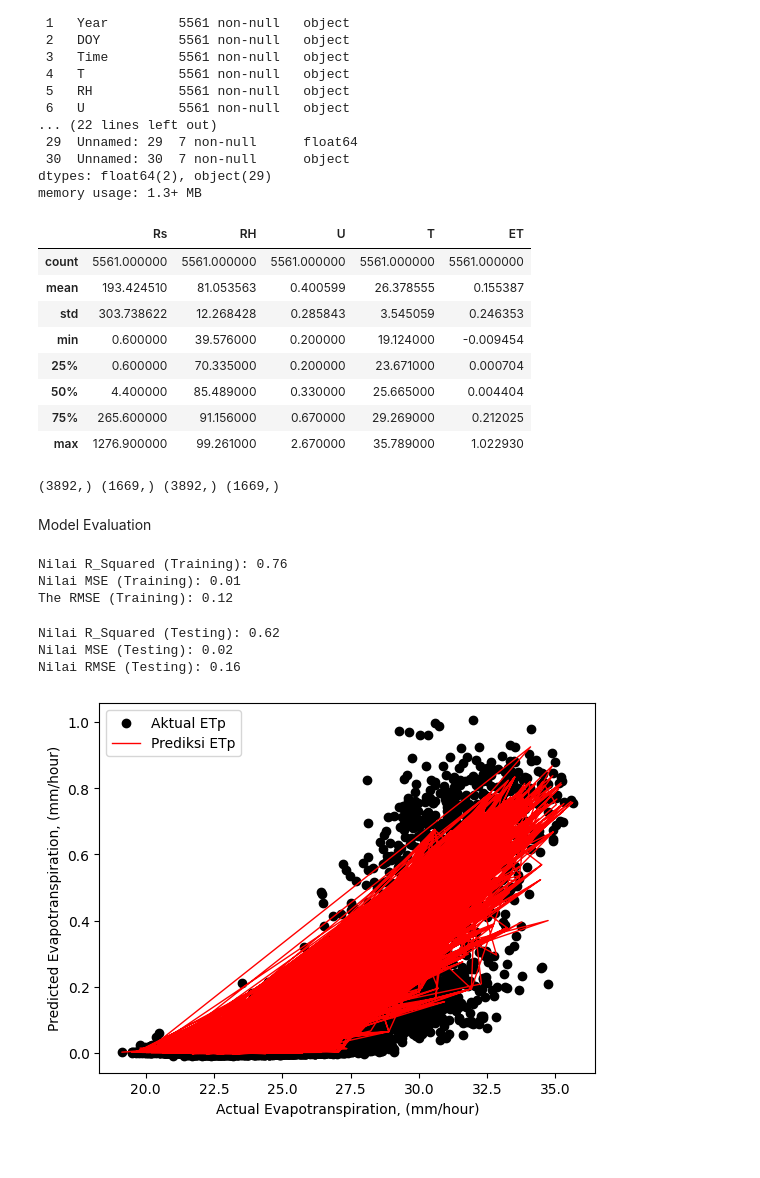
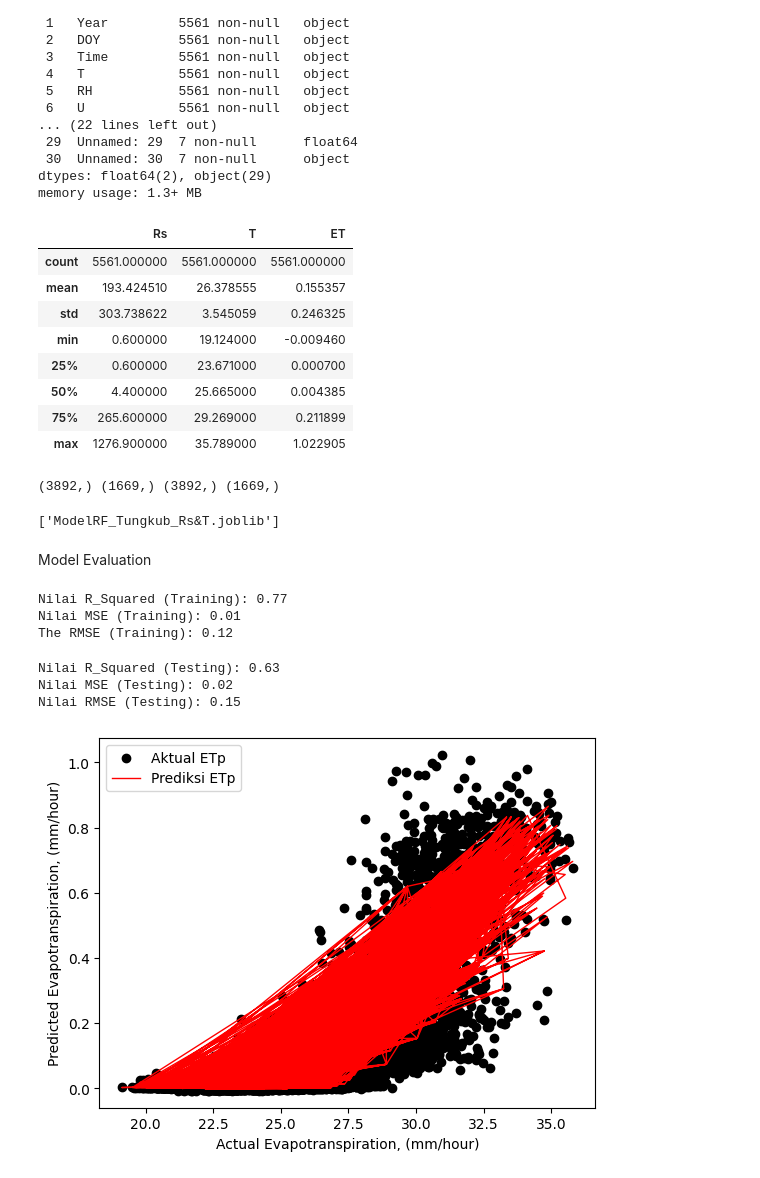
Before and after one commit to Aprilianiput21/TA_Model-ETp, a Jupyter notebook: RF_Tungkub_RS_&_T.ipynb, the cells around one changed output. Saved outputs shown, nothing was run; the diff lists cells and outputs as text; code cells hidden in the pictures.

Commit message:
Ditambahkan code untuk save model

```diff
--- a/RF_Tungkub_RS_&_T.ipynb
+++ b/RF_Tungkub_RS_&_T.ipynb
@@ -47,19 +47,19 @@ dtypes: float64(2), object(29)
 memory usage: 1.3+ MB
 # %%
 #Mengubah Tipe data menjadi Float
-df[['Rs', 'RH', 'U', 'T', 'ET']] = df[['Rs', 'RH', 'U', 'T', 'ET']].astype(float)
+df[['Rs', 'T', 'ET']] = df[['Rs', 'T', 'ET']].astype(float)
 # %%
-df[['Rs', 'RH', 'U', 'T', 'ET']].describe()
+df[['Rs','T', 'ET']].describe()
 # %% [output]
-|  | Rs | RH | U | T | ET |
-| count | 5561.000000 | 5561.000000 | 5561.000000 | 5561.000000 | 5561.000000 |
-| mean | 193.424510 | 81.053563 | 0.400599 | 26.378555 | 0.155387 |
-| std | 303.738622 | 12.268428 | 0.285843 | 3.545059 | 0.246353 |
-| min | 0.600000 | 39.576000 | 0.200000 | 19.124000 | -0.009454 |
-| 25% | 0.600000 | 70.335000 | 0.200000 | 23.671000 | 0.000704 |
-| 50% | 4.400000 | 85.489000 | 0.330000 | 25.665000 | 0.004404 |
-| 75% | 265.600000 | 91.156000 | 0.670000 | 29.269000 | 0.212025 |
-| max | 1276.900000 | 99.261000 | 2.670000 | 35.789000 | 1.022930 |
+|  | Rs | T | ET |
+| count | 5561.000000 | 5561.000000 | 5561.000000 |
+| mean | 193.424510 | 26.378555 | 0.155357 |
+| std | 303.738622 | 3.545059 | 0.246325 |
+| min | 0.600000 | 19.124000 | -0.009460 |
+| 25% | 0.600000 | 23.671000 | 0.000700 |
+| 50% | 4.400000 | 25.665000 | 0.004385 |
+| 75% | 265.600000 | 29.269000 | 0.211899 |
+| max | 1276.900000 | 35.789000 | 1.022905 |
 # %%
 #Input features dan target variabel
 target_variable = df['ET']
@@ -82,6 +82,12 @@ X_train_reshaped = X_train.values.reshape(-1, 1)
 X_test_reshaped = X_test.values.reshape(-1, 1)
 #Fitting model
 rf = model.fit(X_train_reshaped, y_train)
+# %%
+#Save model
+import joblib
+joblib.dump(model,'ModelRF_Tungkub_Rs&T.joblib')
+# %% [output]
+['ModelRF_Tungkub_Rs&T.joblib']
 # %% [markdown]
 Model Evaluation
 # %%
@@ -95,7 +101,7 @@ print('Nilai MSE (Training): %.2f'% mean_squared_error(y_train, ytrain_pred))
 #Nilai RMSE pada Data Training
 print('The RMSE (Training): %.2f'% np.sqrt(mean_squared_error(y_train, ytrain_pred)))
 # %% [output]
-Nilai R_Squared (Training): 0.76
+Nilai R_Squared (Training): 0.77
 Nilai MSE (Training): 0.01
 The RMSE (Training): 0.12
 # %%
@@ -109,9 +115,9 @@ print('Nilai MSE (Testing): %.2f'% mean_squared_error(y_test, ytest_pred))
 #Nilai RMSE pada Data Testing
 print('Nilai RMSE (Testing): %.2f'% np.sqrt(mean_squared_error(y_test, ytest_pred)))
 # %% [output]
-Nilai R_Squared (Testing): 0.62
+Nilai R_Squared (Testing): 0.63
 Nilai MSE (Testing): 0.02
-Nilai RMSE (Testing): 0.16
+Nilai RMSE (Testing): 0.15
 # %%
 import matplotlib.pyplot as plt
 # Plot pada data pelatihan
@@ -122,7 +128,7 @@ plt.ylabel('Predicted Evapotranspiration, (mm/hour)')
 plt.legend()
 plt.show()
 # %% [output]
-[figure, old version]
+[figure, new version]
 # %%
 #Plot pada data test
 plt.scatter(X_test_reshaped, y_test, color = 'black', label = 'Aktual ETp')
```
Also changed, not shown: parts of 5 cells of this notebook.
